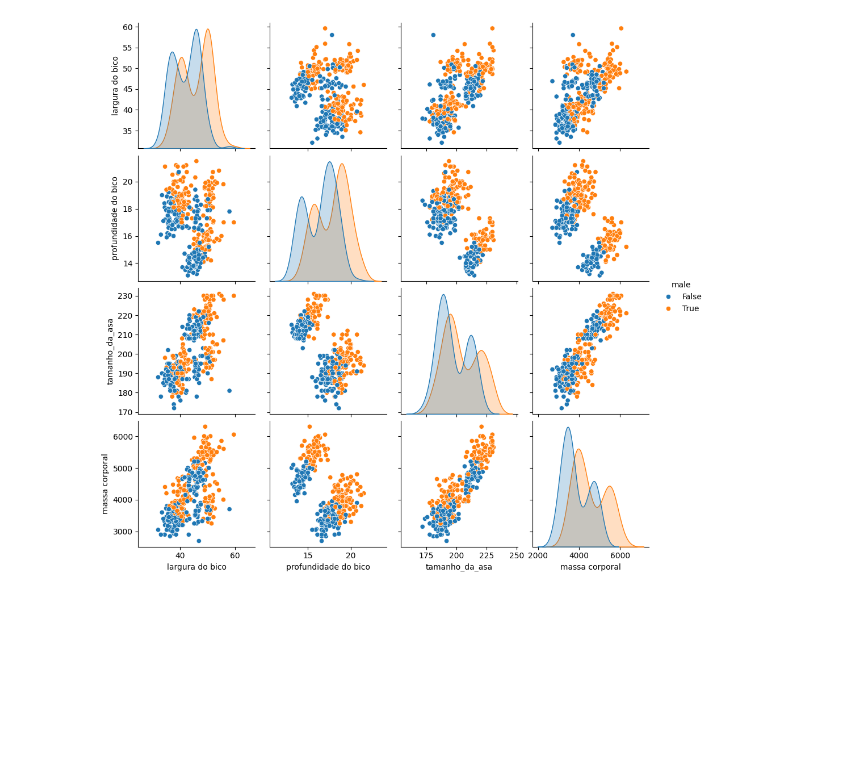
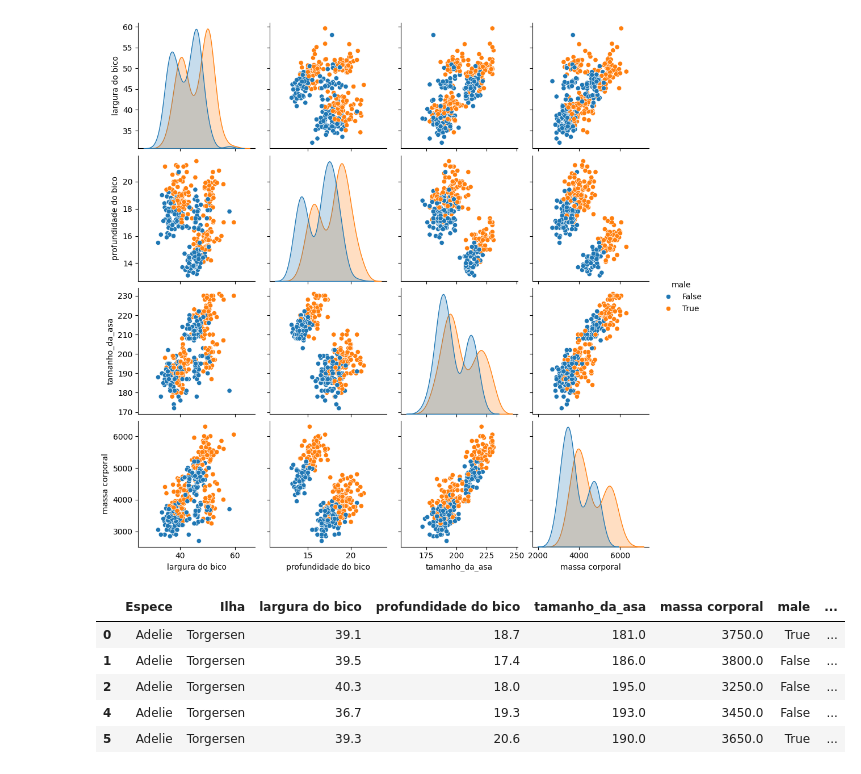
Before and after one commit to XaNd204/ML, a Jupyter notebook: Projeto ML - Pinguins.ipynb, the cells around one changed output. Saved outputs shown, nothing was run; the diff lists cells and outputs as text; code cells hidden in the pictures; blank space fills up the shorter version.

```diff
--- a/Projeto ML - Pinguins.ipynb
+++ b/Projeto ML - Pinguins.ipynb
@@ -210,0 +215,9 @@ sns.pairplot(pg, hue='male')
+# %%
+pg.head()
+# %% [output]
+|  | Espece | Ilha | largura do bico | profundidade do bico | tamanho_da_asa | massa corporal | male | ... |
+| 0 | Adelie | Torgersen | 39.1 | 18.7 | 181.0 | 3750.0 | True | ... |
+| 1 | Adelie | Torgersen | 39.5 | 17.4 | 186.0 | 3800.0 | False | ... |
+| 2 | Adelie | Torgersen | 40.3 | 18.0 | 195.0 | 3250.0 | False | ... |
+| 4 | Adelie | Torgersen | 36.7 | 19.3 | 193.0 | 3450.0 | False | ... |
+| 5 | Adelie | Torgersen | 39.3 | 20.6 | 190.0 | 3650.0 | True | ... |
```
Also changed, not shown: parts of 4 cells of this notebook.
